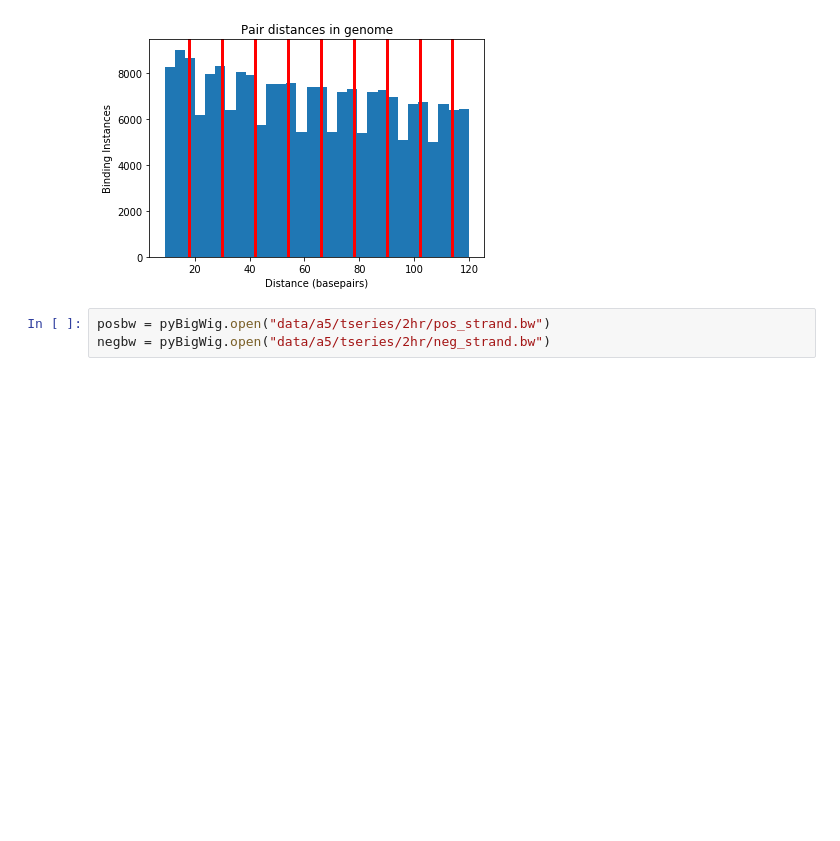
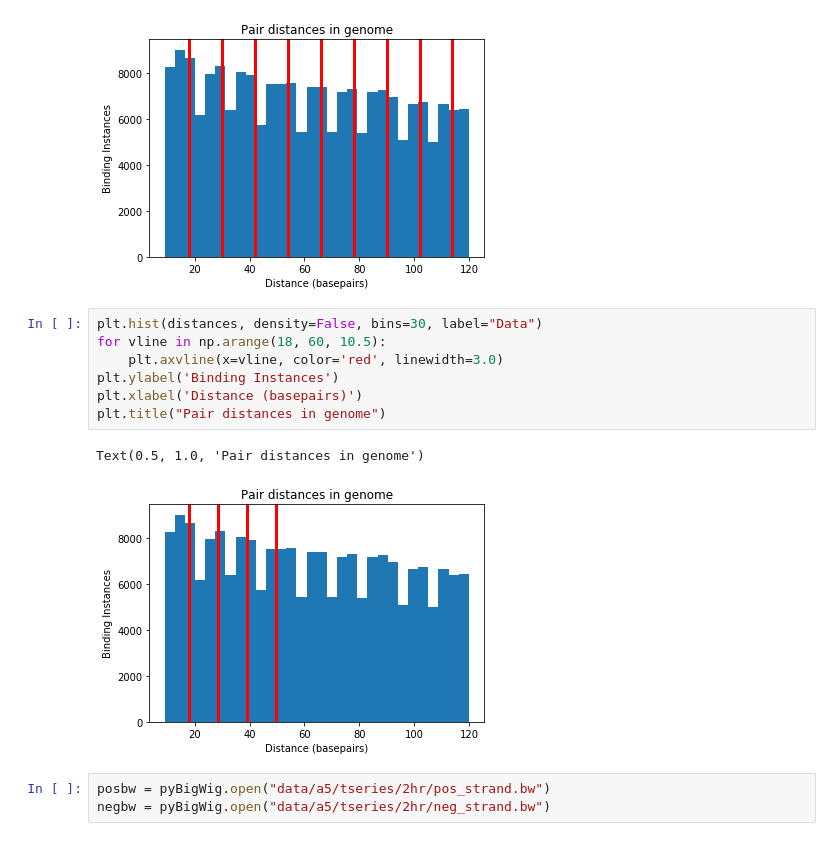
Before and after one commit to kundajelab/pho4, a Jupyter notebook: pair_analysis_GR.ipynb, the cells around one changed output. Drawn from its saved outputs; the diff is of its cells as text; blank space fills up the shorter version.

```diff
--- a/pair_analysis_GR.ipynb
+++ b/pair_analysis_GR.ipynb
@@ -107,6 +107,16 @@ plt.title("Pair distances in genome")
 # %% [output]
 Text(0.5, 1.0, 'Pair distances in genome')
 [figure]
+# %%
+plt.hist(distances, density=False, bins=30, label="Data")
+for vline in np.arange(18, 60, 10.5):
+    plt.axvline(x=vline, color='red', linewidth=3.0)
+plt.ylabel('Binding Instances')
+plt.xlabel('Distance (basepairs)')
+plt.title("Pair distances in genome")
+# %% [output]
+Text(0.5, 1.0, 'Pair distances in genome')
+[figure, added]
 # %%
 posbw = pyBigWig.open("data/a5/tseries/2hr/pos_strand.bw")
 negbw = pyBigWig.open("data/a5/tseries/2hr/neg_strand.bw")
```
